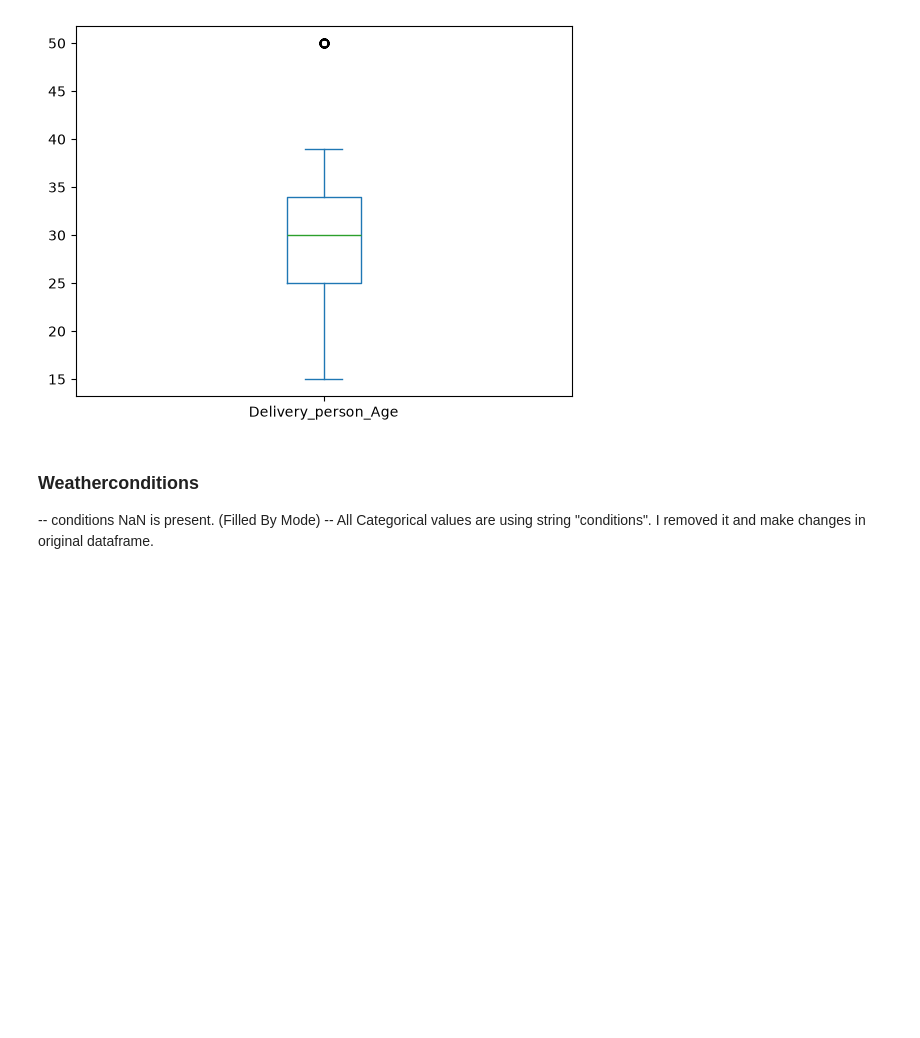
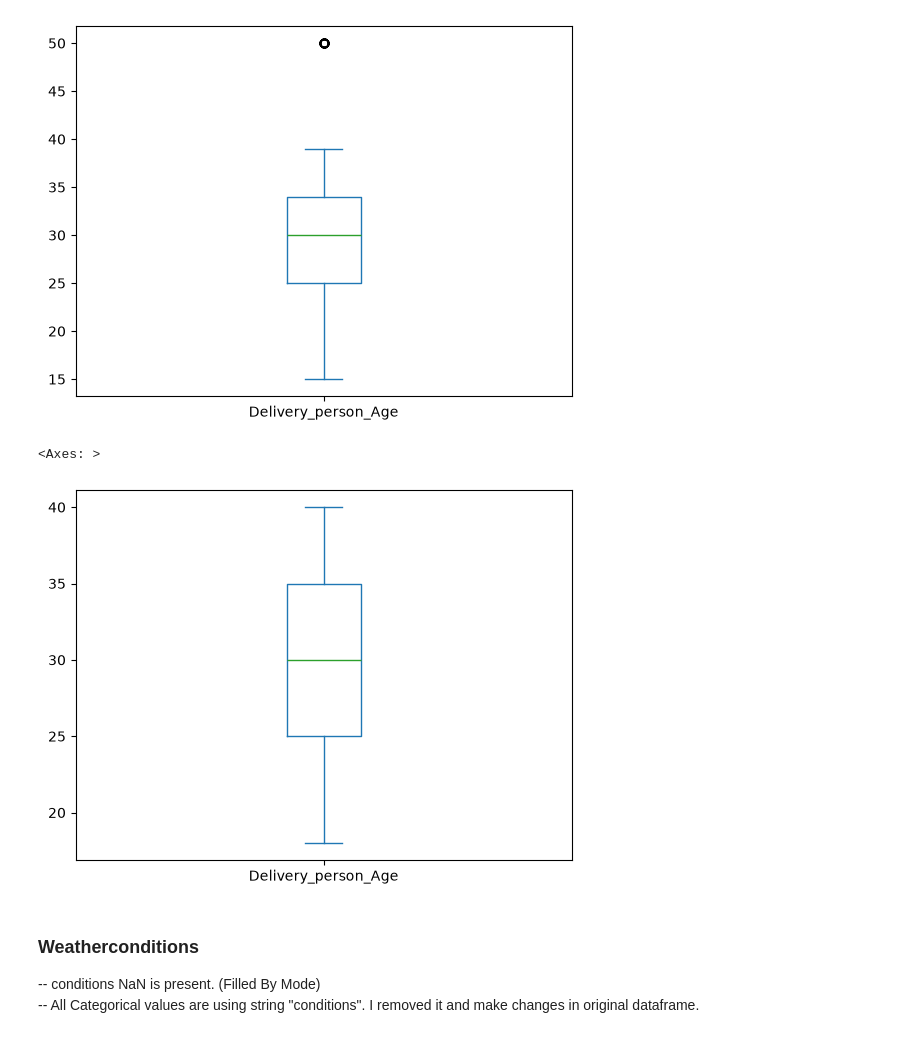
Before and after one commit to harkeshsingh0305/Probation-Project-26, a Jupyter notebook: Harkesh Singh Task 6/task_6.ipynb, the cells around one changed output. Drawn from its saved outputs; the diff is of its cells as text; code cells hidden in the pictures; blank space fills up the shorter version.

```diff
--- a/Harkesh Singh Task 6/task_6.ipynb
+++ b/Harkesh Singh Task 6/task_6.ipynb
@@ -366,6 +371,12 @@ df['Delivery_person_Age'].plot(kind='box')
 # %% [output]
 <Axes: >
 [figure]
+# %%
+df['Delivery_person_Age']=df['Delivery_person_Age'].clip(lower=18,upper=40)
+df['Delivery_person_Age'].plot(kind='box')
+# %% [output]
+<Axes: >
+[figure, added]
 # %% [markdown]
 ### Weatherconditions
   -- conditions NaN is present. (Filled By Mode)
```
Also changed, not shown: parts of 9 cells of this notebook.
